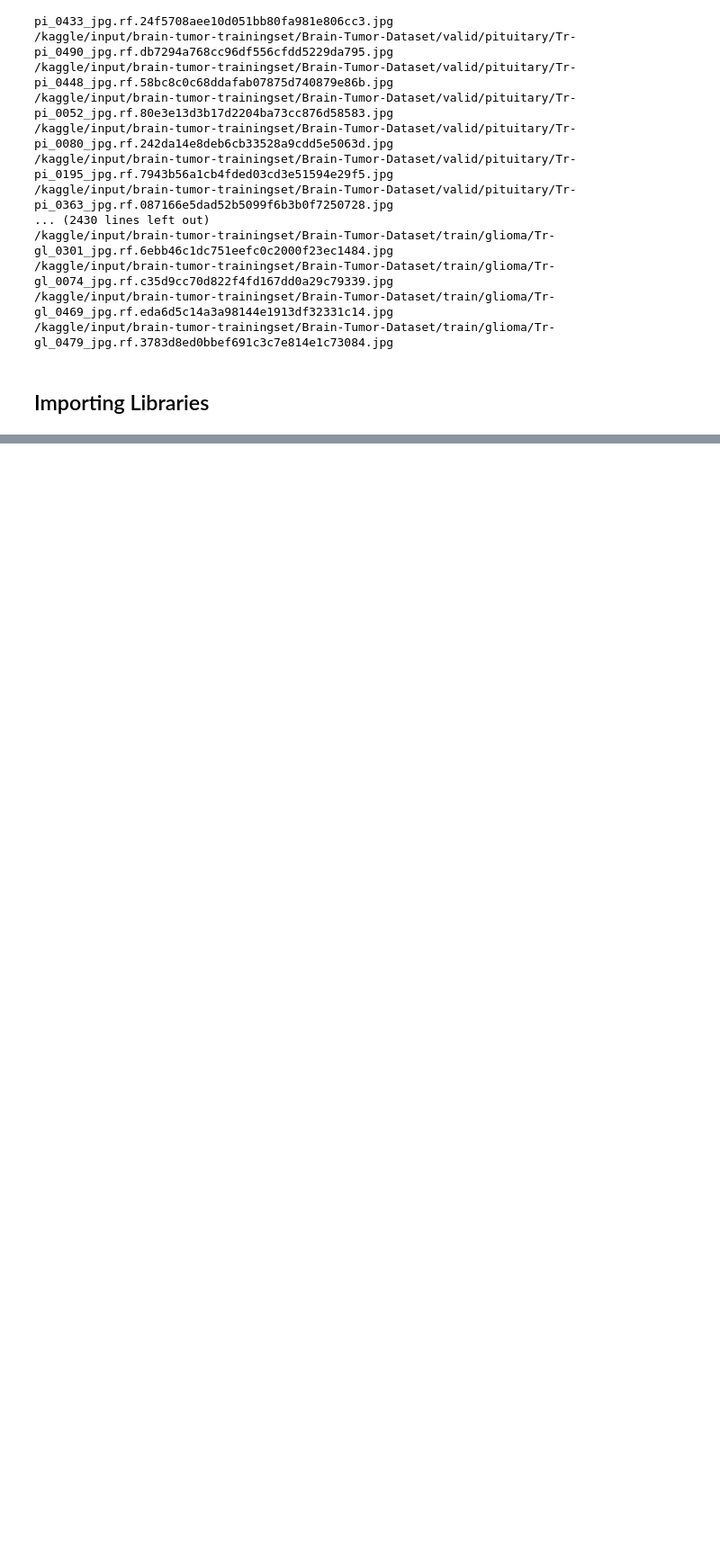
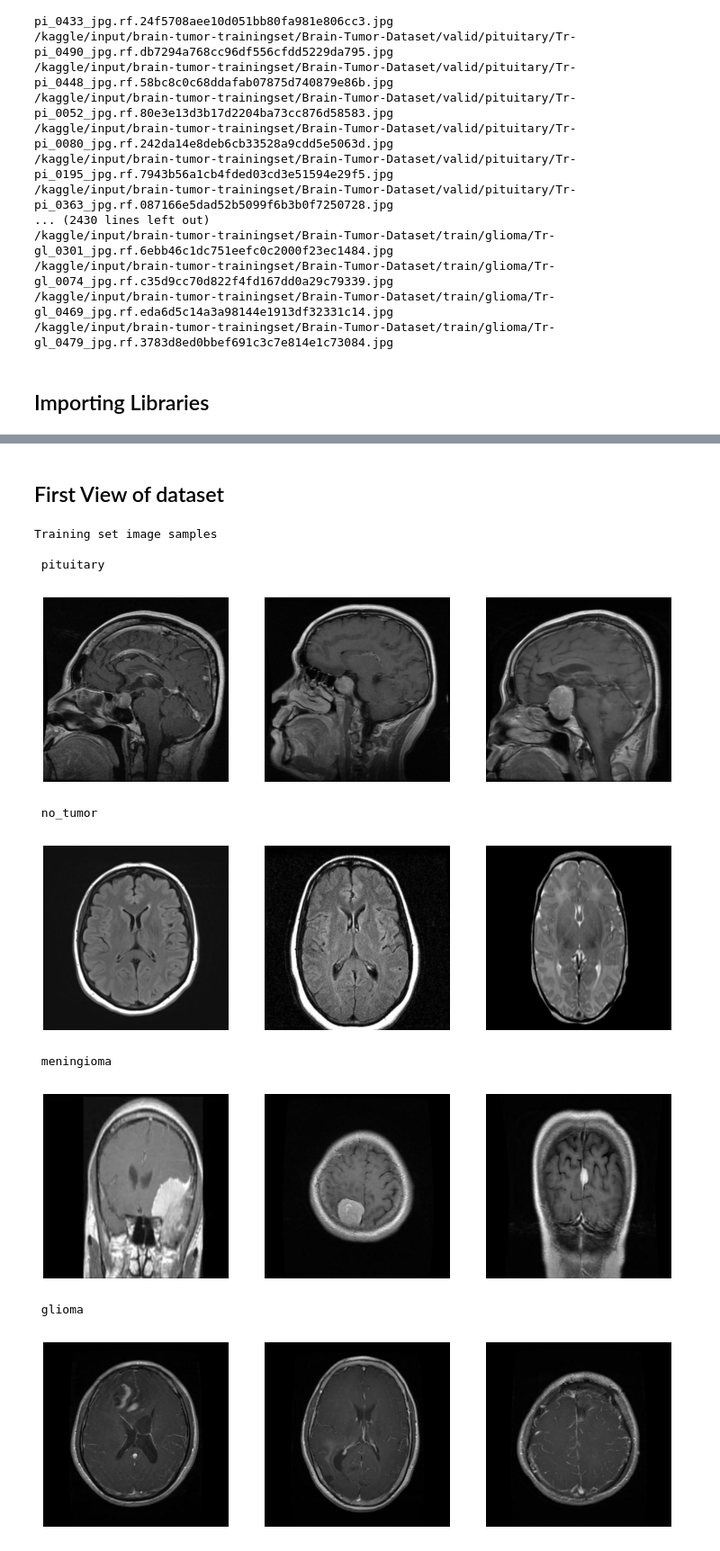
Before and after one commit to Jan2309jr/Brain-Tumor-MRI-Image-Classification, a Jupyter notebook: brain-tumor-detection.ipynb, the cells around one changed output, grey strips where cells are left out. Shown at 90% size. Saved outputs shown, nothing was run; the diff lists cells and outputs as text; code cells hidden in the pictures; blank space fills up the shorter version.

```diff
--- a/brain-tumor-detection.ipynb
+++ b/brain-tumor-detection.ipynb
@@ -108,19 +66,0 @@ Class: glioma — 80 images
-# %%
-def show_sample_images(folder_path, n=3):
-    classes = os.listdir(folder_path)
-    for cls in classes:
-        cls_path = os.path.join(folder_path, cls)
-        if not os.path.isdir(cls_path): continue
-        img_files = os.listdir(cls_path)[:n]
-        print(f"\n Class: {cls}")
-        for img_file in img_files:
-            img_path = os.path.join(cls_path, img_file)
-            img = Image.open(img_path)
-            plt.figure(figsize=(2,2))
-            plt.imshow(img)
-            # plt.title(f"{cls} - {img_file}")
-            plt.axis("off")
-            plt.show()
-
-# Show from train folder
-show_sample_images(os.path.join(base_dir, 'train'))
@@ -140,0 +67,6 @@ show_sample_images(os.path.join(base_dir, 'train'))
+# %%
+#setting paths
+base_path="/kaggle/input/brain-tumor-trainingset/Brain-Tumor-Dataset"
+train_path=os.path.join(base_path,"train")
+test_path=os.path.join(base_path,"test")
+valid_path=os.path.join(base_path,"valid")
@@ -140,0 +91,29 @@ show_sample_images(os.path.join(base_dir, 'train'))
+# %% [markdown]
+## First View of dataset
+# %%
+def show_sample_images(data_path,n=3):
+    for i in os.listdir(data_path):
+        cat_path=os.path.join(data_path,i)
+        if(os.path.isdir(cat_path)):
+            images=os.listdir(cat_path)[:3]
+            plt.figure(figsize=(n*3,3))
+            print("\n",i)
+            for k,j in enumerate(images):
+                img=Image.open(os.path.join(cat_path,j))
+                plt.subplot(1,n,k+1)
+                plt.imshow(img)
+                plt.axis('off')
+            plt.show()
+print("Training set image samples")
+show_sample_images(train_path)
+# %% [output]
+Training set image samples
+
+ pituitary
+[figure, added]
+ no_tumor
+[figure, added]
+ meningioma
+[figure, added]
+ glioma
+[figure, added]
```
Also changed, not shown: parts of 14 cells of this notebook.
